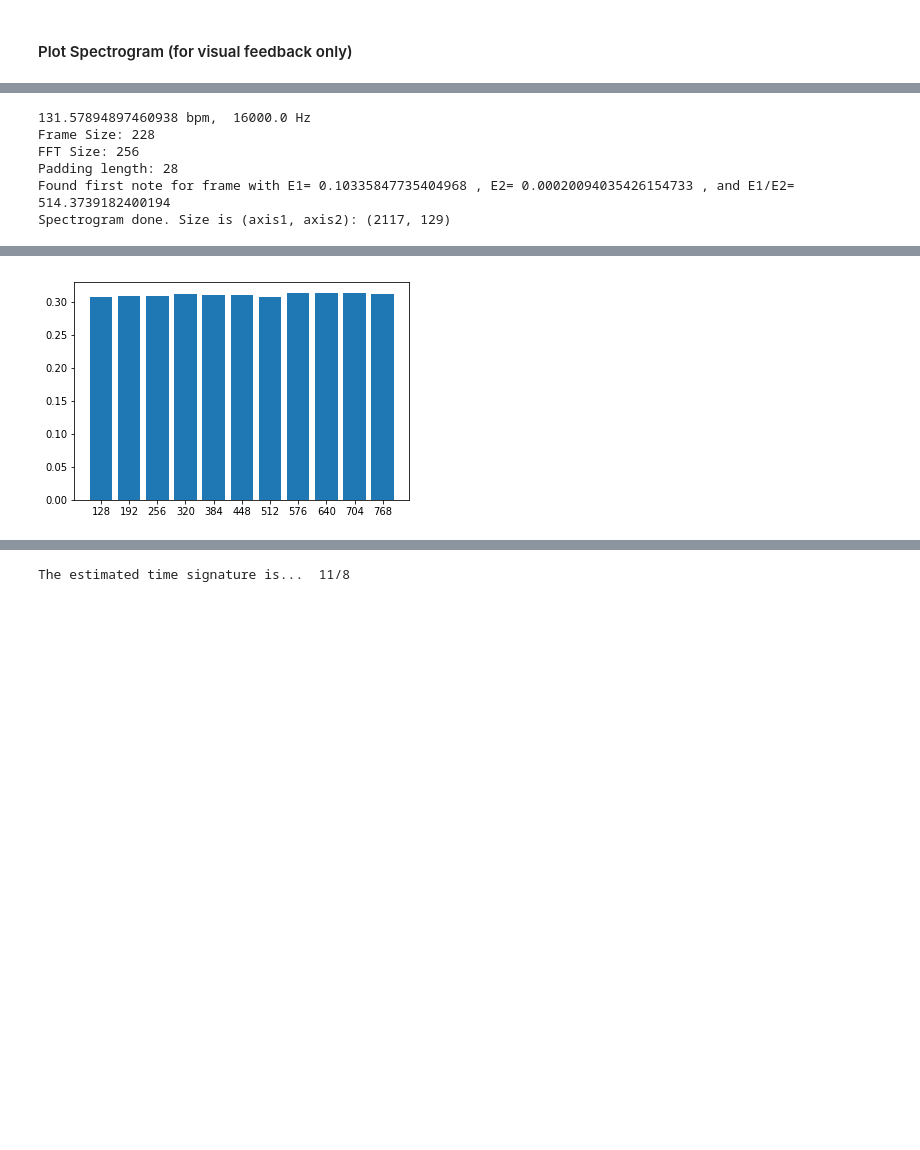
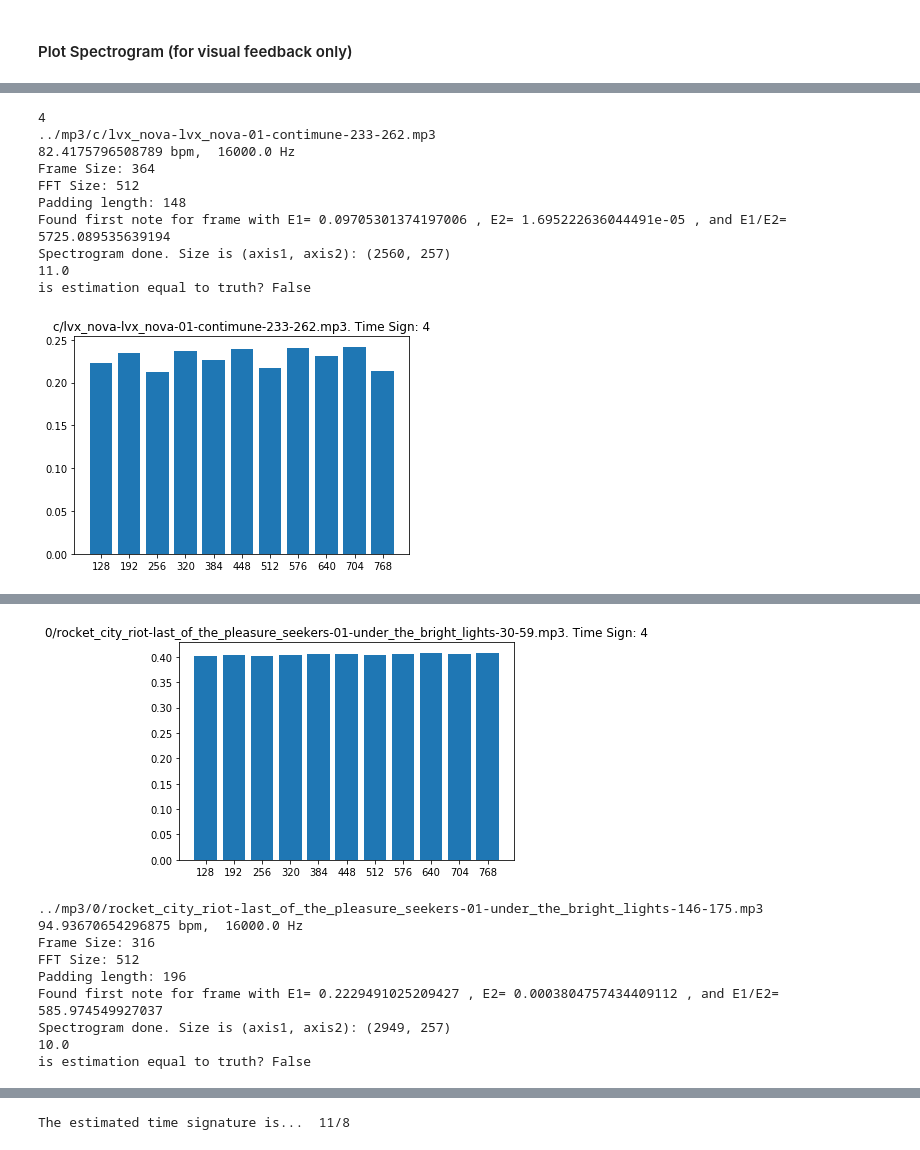
Before and after one commit to ljoglar/time_signature_estimations, a Jupyter notebook: Time_Signature_Estimation.ipynb, the cells around one changed output, grey strips where cells are left out. Cells and saved outputs as stored; diff of their text form; code cells hidden in the pictures; blank space fills up the shorter version.

```diff
--- a/Time_Signature_Estimation.ipynb
+++ b/Time_Signature_Estimation.ipynb
@@ -148,19 +163,58 @@ def compute_similarity():
             si += len(SIS[bar][diagonal][:])
         SM[bar] = (bar*scsi + r*sisi)/(bar*sc + r*si)
     return SM
+# %%
+path_to_csv = '../annotations_final.csv'
+path_to_xml = '../mp3_echonest_xml'
+pd_annotations = pd.read_csv(path_to_csv, '\t')
+
+def getTrackCollection(tag='rock', num=1, minConfidence=0.8):
+    collection = {}
+    for i in range(pd_annotations.shape[1]):
+        if pd_annotations[tag][i] == 1:
+            xml_track = ET.parse(path_to_xml + '/' + pd_annotations['mp3_path'][i] + '.xml').getroot()
+            for child in xml_track:
+                if float(child.attrib['timeSignatureConfidence']) >= minConfidence:
+                    if child.attrib['timeSignature'] not in collection:
+                        collection[child.attrib['timeSignature']] = []
+                    if len(collection[child.attrib['timeSignature']]) < num:
+                        if float(child.attrib['timeSignatureConfidence']) >= minConfidence:
+                            collection[child.attrib['timeSignature']].append({'path': pd_annotations['mp3_path'][i],
+                                                                          'timeSignatureConfidence': child.attrib['timeSignatureConfidence'],
+                                                                          'tempo':child.attrib['tempo']})
+    return collection
 # %%
+for timeSig, paths in getTrackCollection('rock', 3, 0.8).items():
+    print(timeSig)
+    if int(timeSig) == 0:
+        continue
+    for path in paths:
+        full_path = path_to_data_set + path['path']
+        print(full_path)
+        audioInput, bpm, fs = get_audio_and_tempo(full_path)
+        spectrogram, db_spectrogram, fft_size, hop_size, first_note_flag = compute_spectrogram(path)
+        SM = compute_similarity()
 
-audioInput, bpm, fs = get_audio_and_tempo(path)
-spectrogram, db_spectrogram, fft_size, hop_size, first_note_flag = compute_spectrogram(path)
-SM = compute_similarity()
-ordered_SM = OrderedDict(sorted(SM.items()))
-plt.bar(range(len(ordered_SM)), list(ordered_SM.values()), align='center')
-xlabels = list(ordered_SM.keys())
-plt.xticks(range(len(ordered_SM)), xlabels)
+        top_candidate = list(SM.keys())[list(SM.values()).index(max(list(SM.values())))] / 64
+        print(top_candidate)
+
+        print("is estimation equal to truth? " + str(timeSig == int(top_candidate)))
+
+        ordered_SM = OrderedDict(sorted(SM.items()))
+        plt.bar(range(len(ordered_SM)), list(ordered_SM.values()), align='center')
+        xlabels = list(ordered_SM.keys())
+        plt.title(path['path'] + ". Time Sign: " + timeSig)
+        plt.xticks(range(len(ordered_SM)), xlabels)
+        plt.show()
 # %% [output]
-131.57894897460938 bpm,  16000.0 Hz
-Frame Size: 228
-FFT Size: 256
-Padding length: 28
-Found first note for frame with E1= 0.10335847735404968 , E2= 0.00020094035426154733 , and E1/E2= 514.3739182400194
-Spectrogram done. Size is (axis1, axis2): (2117, 129)
+4
+../mp3/c/lvx_nova-lvx_nova-01-contimune-233-262.mp3
+82.4175796508789 bpm,  16000.0 Hz
+Frame Size: 364
+FFT Size: 512
+Padding length: 148
+Found first note for frame with E1= 0.09705301374197006 , E2= 1.695222636044491e-05 , and E1/E2= 5725.089535639194
+Spectrogram done. Size is (axis1, axis2): (2560, 257)
+11.0
+is estimation equal to truth? False
+[figure, new version]
@@ -179 +230,10 @@ Spectrogram done. Size is (axis1, axis2): (2117, 129)
-[figure, old version]
+[figure, added]
+../mp3/0/rocket_city_riot-last_of_the_pleasure_seekers-01-under_the_bright_lights-146-175.mp3
+94.93670654296875 bpm,  16000.0 Hz
+Frame Size: 316
+FFT Size: 512
+Padding length: 196
+Found first note for frame with E1= 0.2229491025209427 , E2= 0.0003804757434409112 , and E1/E2= 585.974549927037
+Spectrogram done. Size is (axis1, axis2): (2949, 257)
+10.0
+is estimation equal to truth? False
```
Also changed, not shown: parts of 6 cells of this notebook, 1 other file.
